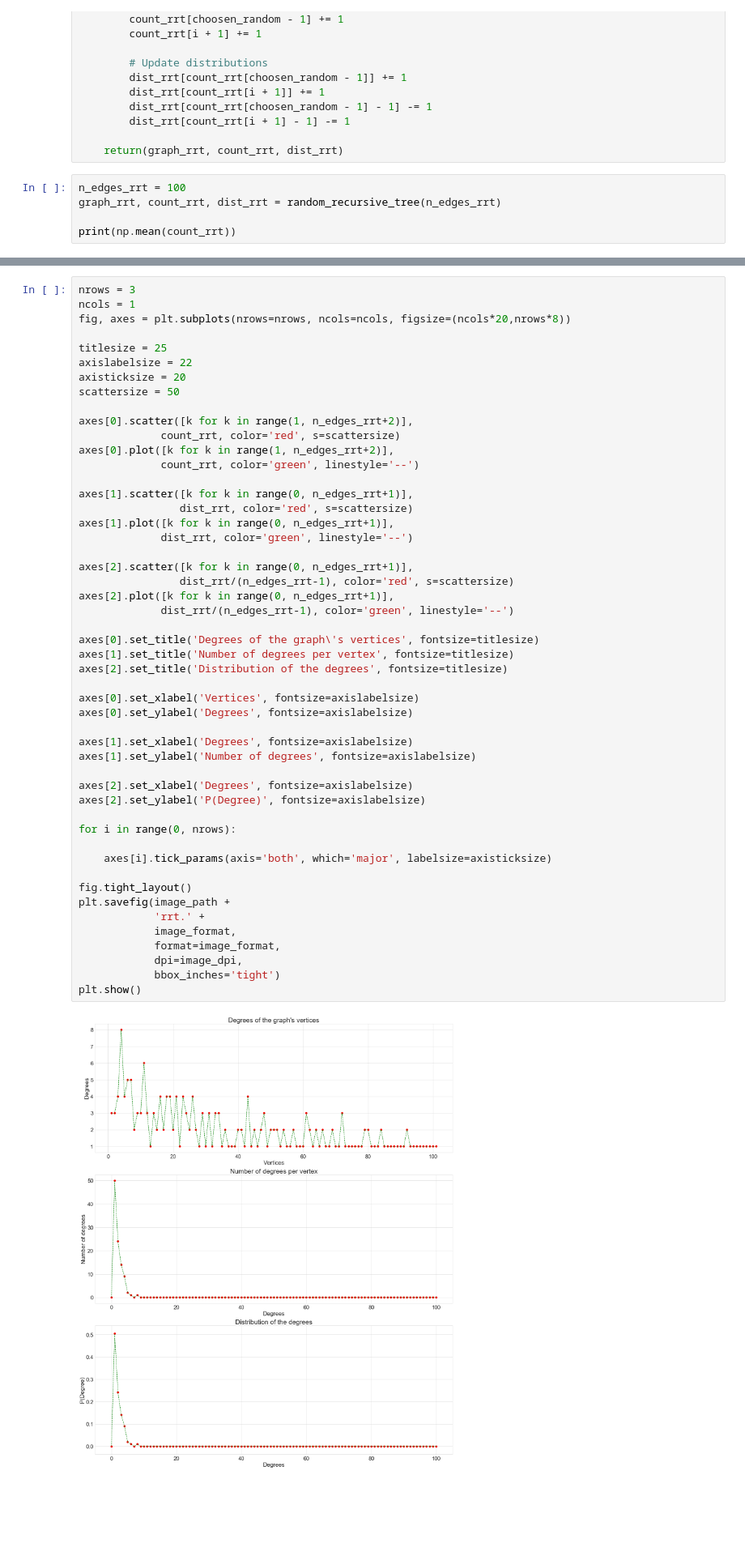
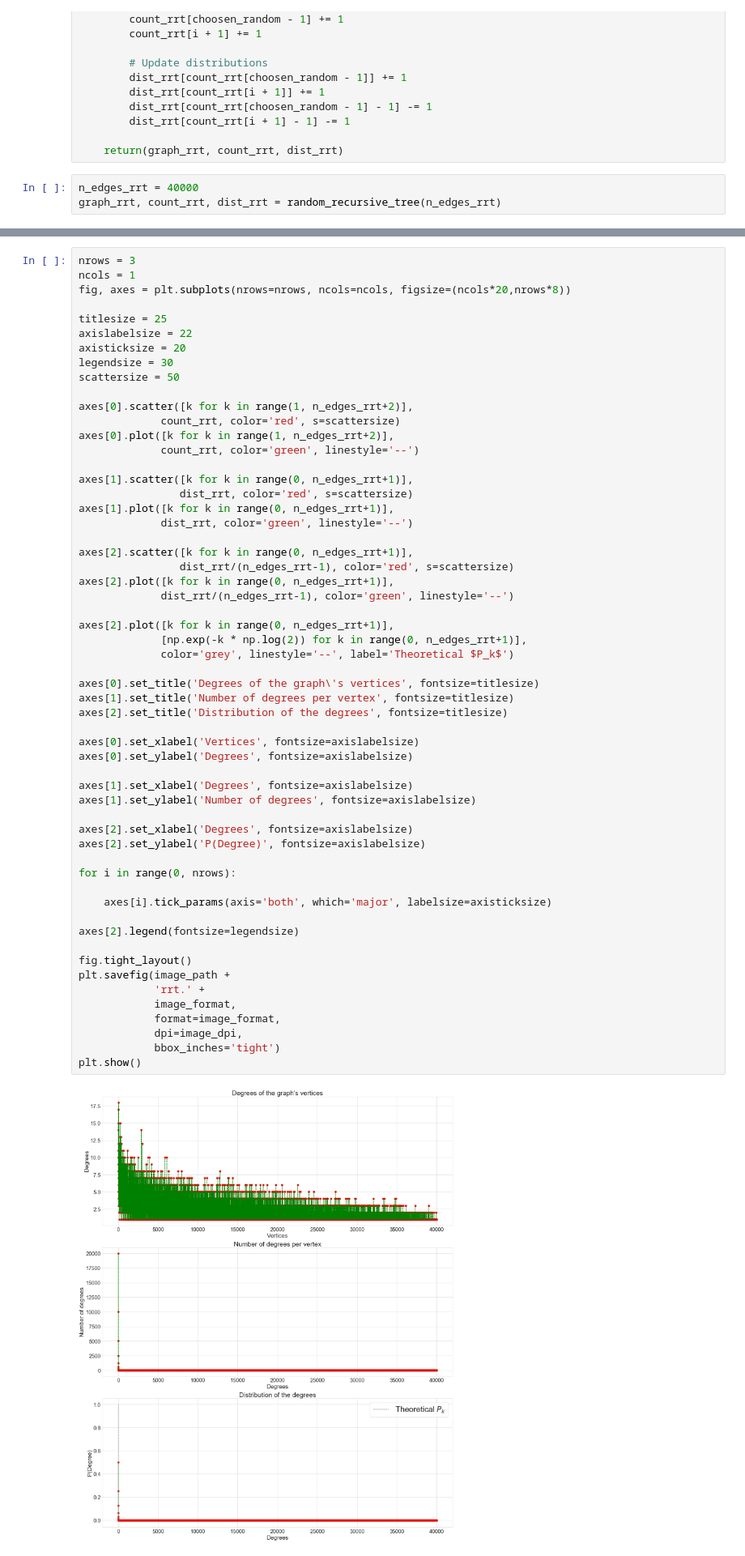
Before and after one commit to masterdesky/ELTE-stochastic-processes-2019, a Jupyter notebook: Lecture 9/Homework 8-9/Stochastic processes - 8-9..ipynb, the cells around one changed output, grey strips where cells are left out. Shown at 81% size. Drawn from its saved outputs; the diff is of its cells as text; blank space fills up the shorter version.

```diff
--- a/Lecture 9/Homework 8-9/Stochastic processes - 8-9..ipynb
+++ b/Lecture 9/Homework 8-9/Stochastic processes - 8-9..ipynb
@@ -75,7 +75,5 @@ def random_recursive_tree(n_edges_rrt):
 
     return(graph_rrt, count_rrt, dist_rrt)
 # %%
-n_edges_rrt = 100
+n_edges_rrt = 40000
 graph_rrt, count_rrt, dist_rrt = random_recursive_tree(n_edges_rrt)
-
-print(np.mean(count_rrt))
@@ -89,6 +85,7 @@ fig, axes = plt.subplots(nrows=nrows, ncols=ncols, figsize=(ncols*20,nrows*8))
 titlesize = 25
 axislabelsize = 22
 axisticksize = 20
+legendsize = 30
 scattersize = 50
 
 axes[0].scatter([k for k in range(1, n_edges_rrt+2)],
@@ -105,31 +102,37 @@ axes[2].scatter([k for k in range(0, n_edges_rrt+1)],
                 dist_rrt/(n_edges_rrt-1), color='red', s=scattersize)
 axes[2].plot([k for k in range(0, n_edges_rrt+1)],
              dist_rrt/(n_edges_rrt-1), color='green', linestyle='--')
+
+axes[2].plot([k for k in range(0, n_edges_rrt+1)],
+             [np.exp(-k * np.log(2)) for k in range(0, n_edges_rrt+1)],
+             color='grey', linestyle='--', label='Theoretical $P_k$')
 
 axes[0].set_title('Degrees of the graph\'s vertices', fontsize=titlesize)
 axes[1].set_title('Number of degrees per vertex', fontsize=titlesize)
 axes[2].set_title('Distribution of the degrees', fontsize=titlesize)
 
 axes[0].set_xlabel('Vertices', fontsize=axislabelsize)
 axes[0].set_ylabel('Degrees', fontsize=axislabelsize)
 
 axes[1].set_xlabel('Degrees', fontsize=axislabelsize)
 axes[1].set_ylabel('Number of degrees', fontsize=axislabelsize)
 
 axes[2].set_xlabel('Degrees', fontsize=axislabelsize)
 axes[2].set_ylabel('P(Degree)', fontsize=axislabelsize)
 
 for i in range(0, nrows):
 
     axes[i].tick_params(axis='both', which='major', labelsize=axisticksize)
 
+axes[2].legend(fontsize=legendsize)
+
 fig.tight_layout()
 plt.savefig(image_path +
             'rrt.' +
             image_format,
             format=image_format,
             dpi=image_dpi,
             bbox_inches='tight')
 plt.show()
 # %% [output]
-[figure, old version]
+[figure, new version]
```
Also changed, not shown: parts of 13 cells of this notebook, 7 other files.
